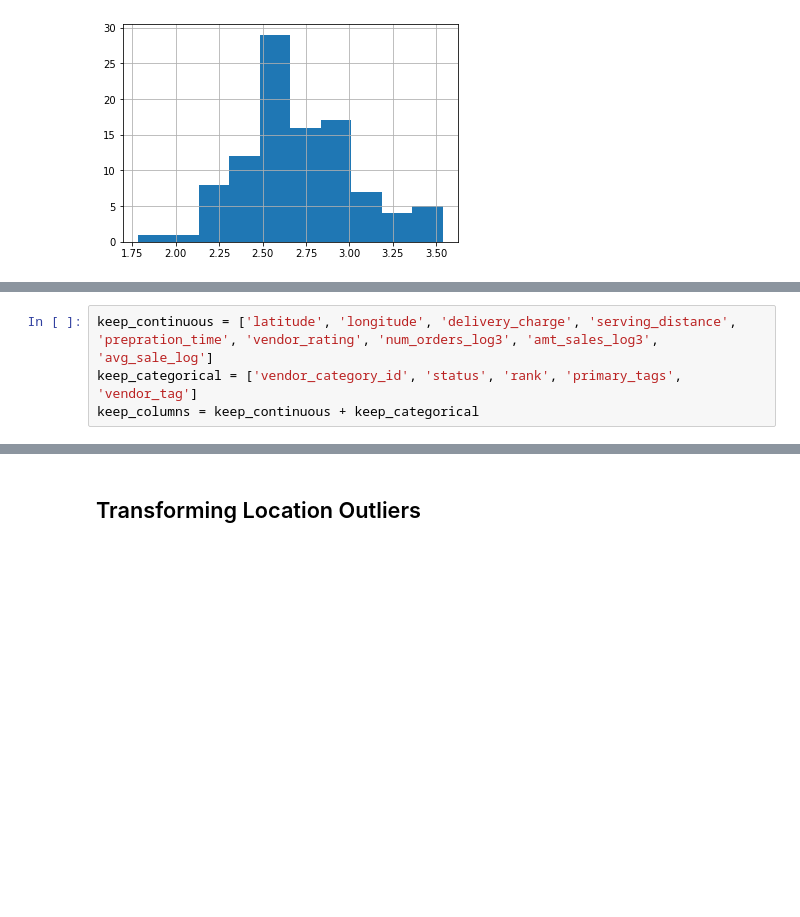
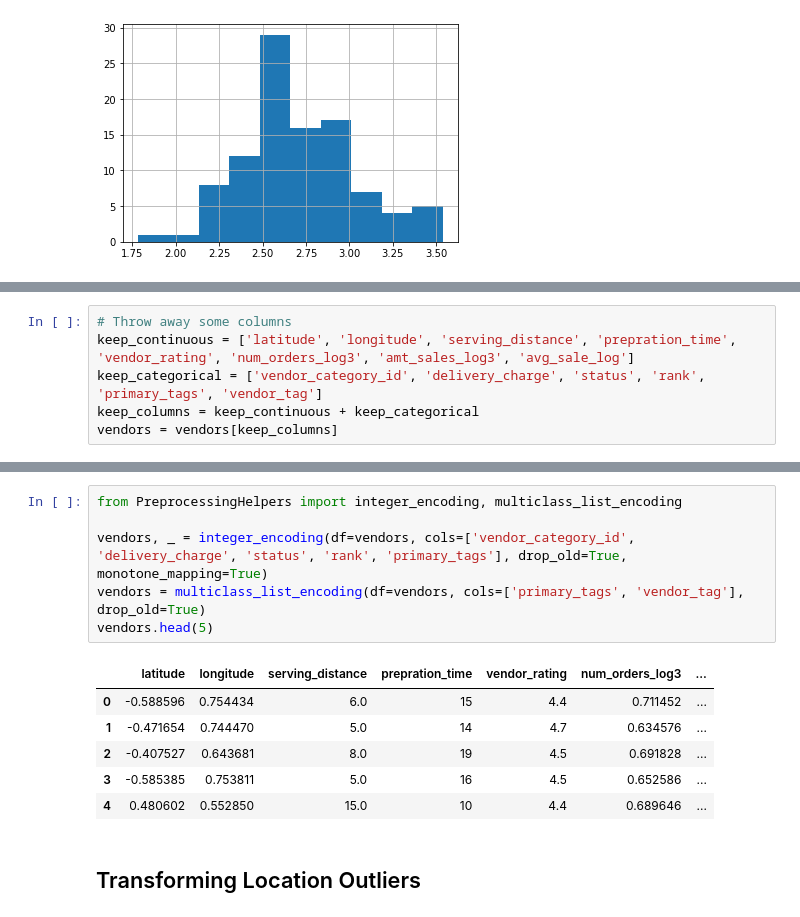
Before and after one commit to functorial/RestaurantRecommender, a Jupyter notebook: notebook.ipynb, the cells around one changed output, grey strips where cells are left out. Cells and saved outputs as stored; diff of their text form; blank space fills up the shorter version.

Commit message:
Write and apply encoding methods

```diff
--- a/notebook.ipynb
+++ b/notebook.ipynb
@@ -497,5 +498,7 @@ vendors['avg_sale_log'].hist()
 # %%
-keep_continuous = ['latitude', 'longitude', 'delivery_charge', 'serving_distance', 'prepration_time', 'vendor_rating', 'num_orders_log3', 'amt_sales_log3', 'avg_sale_log']
-keep_categorical = ['vendor_category_id', 'status', 'rank', 'primary_tags', 'vendor_tag']
+# Throw away some columns
+keep_continuous = ['latitude', 'longitude', 'serving_distance', 'prepration_time', 'vendor_rating', 'num_orders_log3', 'amt_sales_log3', 'avg_sale_log']
+keep_categorical = ['vendor_category_id', 'delivery_charge', 'status', 'rank', 'primary_tags', 'vendor_tag']
 keep_columns = keep_continuous + keep_categorical
+vendors = vendors[keep_columns]
 # %%
@@ -521,3 +530,16 @@ dtype: int64
+# %%
+from PreprocessingHelpers import integer_encoding, multiclass_list_encoding
+
+vendors, _ = integer_encoding(df=vendors, cols=['vendor_category_id', 'delivery_charge', 'status', 'rank', 'primary_tags'], drop_old=True, monotone_mapping=True)
+vendors = multiclass_list_encoding(df=vendors, cols=['primary_tags', 'vendor_tag'], drop_old=True)
+vendors.head(5)
+# %% [output]
+|  | latitude | longitude | serving_distance | prepration_time | vendor_rating | num_orders_log3 | ... |
+| 0 | -0.588596 | 0.754434 | 6.0 | 15 | 4.4 | 0.711452 | ... |
+| 1 | -0.471654 | 0.744470 | 5.0 | 14 | 4.7 | 0.634576 | ... |
+| 2 | -0.407527 | 0.643681 | 8.0 | 19 | 4.5 | 0.691828 | ... |
+| 3 | -0.585385 | 0.753811 | 5.0 | 16 | 4.5 | 0.652586 | ... |
+| 4 | 0.480602 | 0.552850 | 15.0 | 10 | 4.4 | 0.689646 | ... |
 # %% [markdown]
 ## Transforming Location Outliers
 # %%
```
Also changed, not shown: parts of 11 cells of this notebook, 2 other files.
